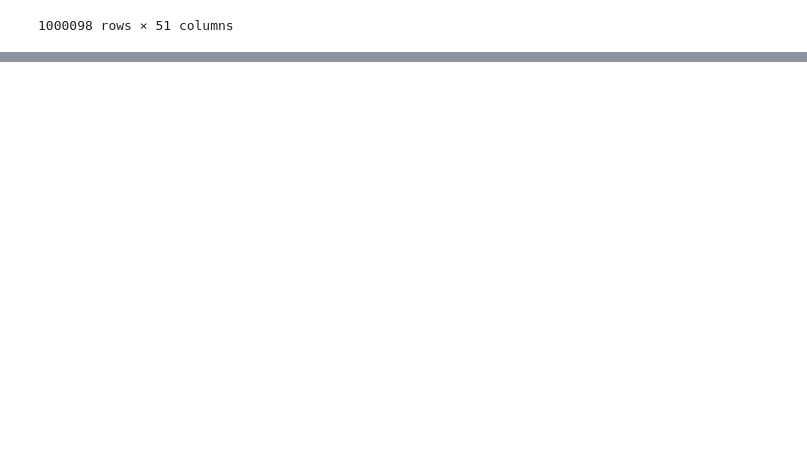
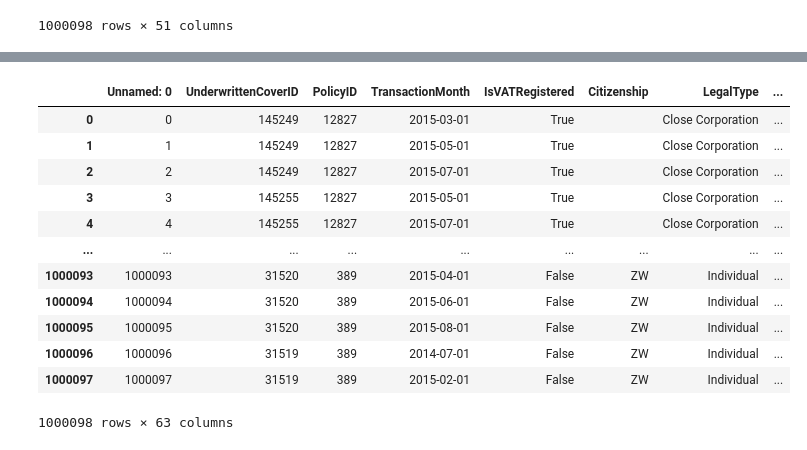
Before and after one commit to DegaregeN/week-3, a Jupyter notebook: notebooks/model.ipynb, the cells around one changed output, grey strips where cells are left out. Drawn from its saved outputs; the diff is of its cells as text; code cells hidden in the pictures; blank space fills up the shorter version.

Commit message:
modeling for total premium

```diff
--- a/notebooks/model.ipynb
+++ b/notebooks/model.ipynb
@@ -44,0 +69,51 @@ df
+# %%
+df = df.dropna(subset=['TotalPremium', 'TotalClaims', 'Province'])
+# %%
+import pandas as pd
+import numpy as np
+
+
+# 1. Create Ratios and Differences
+df['Claims_to_Premium_Ratio'] = df['TotalClaims'] / (df['TotalPremium'] + 1e-6)  # Avoid division by zero
+df['Premium_minus_Claims'] = df['TotalPremium'] - df['TotalClaims']
+
+# 2. Aggregate Features (e.g., Group by 'Province' and calculate mean TotalPremium and TotalClaims)
+df['Province_Mean_Premium'] = df.groupby('Province')['TotalPremium'].transform('mean')
+df['Province_Mean_Claims'] = df.groupby('Province')['TotalClaims'].transform('mean')
+
+# 3. Binning (Categorizing 'TotalPremium' into bins)
+df['Premium_Bin'] = pd.cut(df['TotalPremium'], bins=[0, 500, 1000, 5000, 10000, np.inf],
+                           labels=['Very Low', 'Low', 'Medium', 'High', 'Very High'])
+
+# 4. Date Features (e.g., extracting month and year from a 'TransactionMonth' column)
+df['TransactionMonth'] = pd.to_datetime(df['TransactionMonth'])
+df['Transaction_Year'] = df['TransactionMonth'].dt.year
+df['Transaction_Month'] = df['TransactionMonth'].dt.month
+
+# 5. Polynomial Features (e.g., creating squared terms)
+df['TotalPremium_Squared'] = df['TotalPremium'] ** 2
+df['TotalClaims_Squared'] = df['TotalClaims'] ** 2
+
+# 6. Interaction Features (e.g., multiplying relevant features)
+df['Premium_Claims_Interaction'] = df['TotalPremium'] * df['TotalClaims']
+
+# 7. Normalized Features (e.g., normalize TotalPremium and TotalClaims)
+df['Normalized_Premium'] = (df['TotalPremium'] - df['TotalPremium'].mean()) / df['TotalPremium'].std()
+df['Normalized_Claims'] = (df['TotalClaims'] - df['TotalClaims'].mean()) / df['TotalClaims'].std()
+
+# Preview the new features
+df
+# %% [output]
+|  | Unnamed: 0 | UnderwrittenCoverID | PolicyID | TransactionMonth | IsVATRegistered | Citizenship | LegalType | ... |
+| 0 | 0 | 145249 | 12827 | 2015-03-01 | True |  | Close Corporation | ... |
+| 1 | 1 | 145249 | 12827 | 2015-05-01 | True |  | Close Corporation | ... |
+| 2 | 2 | 145249 | 12827 | 2015-07-01 | True |  | Close Corporation | ... |
+| 3 | 3 | 145255 | 12827 | 2015-05-01 | True |  | Close Corporation | ... |
+| 4 | 4 | 145255 | 12827 | 2015-07-01 | True |  | Close Corporation | ... |
+| ... | ... | ... | ... | ... | ... | ... | ... | ... |
+| 1000093 | 1000093 | 31520 | 389 | 2015-04-01 | False | ZW | Individual | ... |
+| 1000094 | 1000094 | 31520 | 389 | 2015-06-01 | False | ZW | Individual | ... |
+| 1000095 | 1000095 | 31520 | 389 | 2015-08-01 | False | ZW | Individual | ... |
+| 1000096 | 1000096 | 31519 | 389 | 2014-07-01 | False | ZW | Individual | ... |
+| 1000097 | 1000097 | 31519 | 389 | 2015-02-01 | False | ZW | Individual | ... |
+1000098 rows × 63 columns
```
Also changed, not shown: parts of 17 cells of this notebook.
